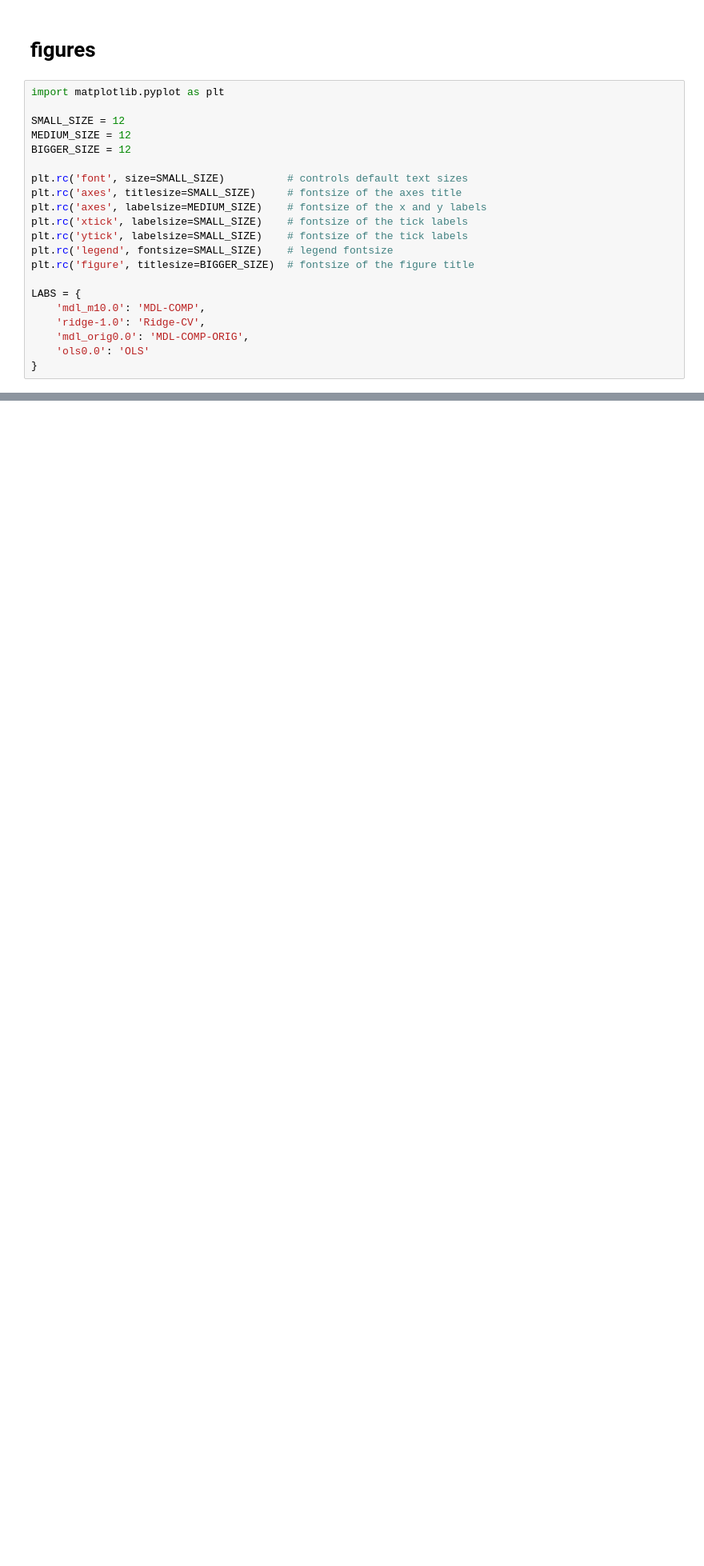
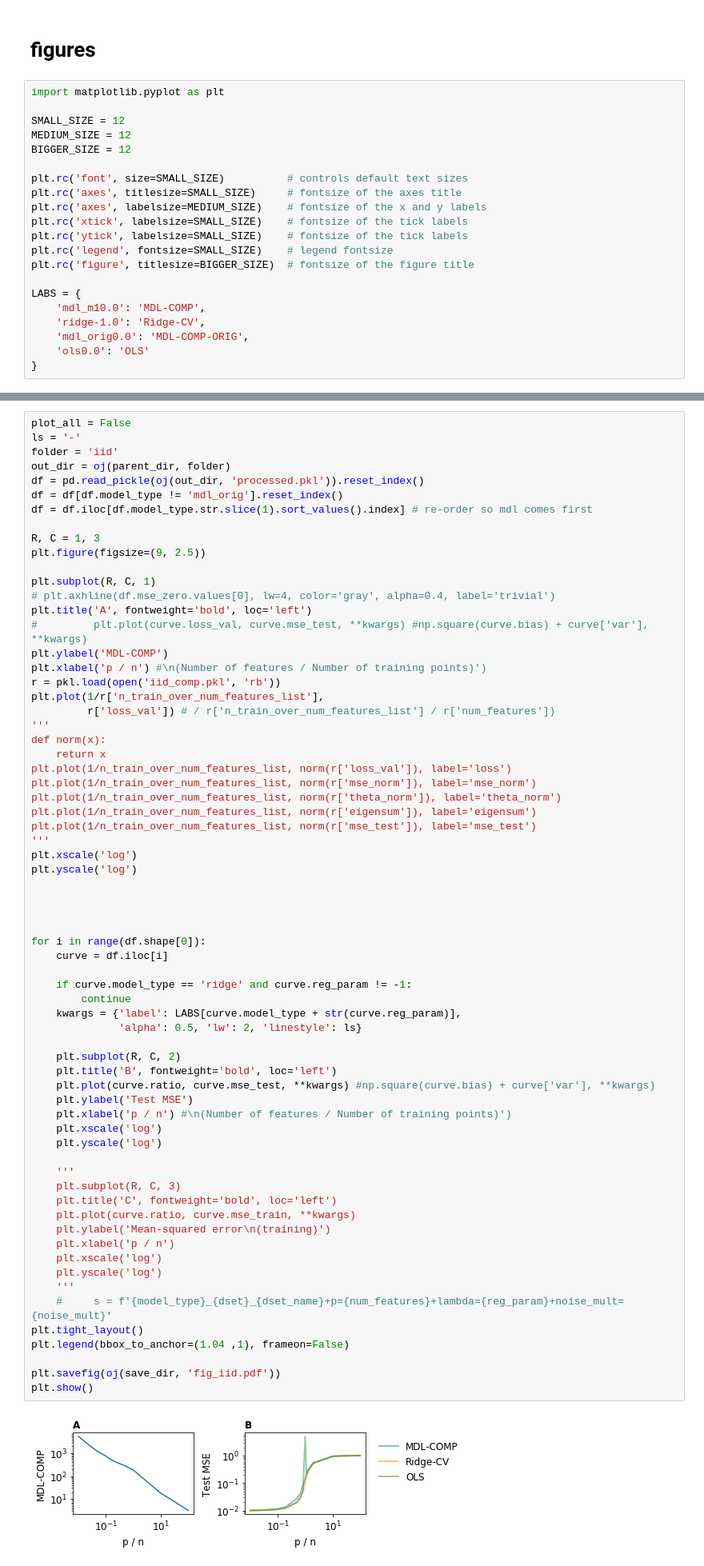
Before and after one commit to csinva/mdl-complexity, a Jupyter notebook: analyze_sweeps_sim.ipynb, the cells around one changed output, grey strips where cells are left out. Shown: that part at 80% size. Saved outputs shown, nothing was run; the diff lists cells and outputs as text; blank space fills up the shorter version.

Commit message:
analyze lambda loss

```diff
--- a/analyze_sweeps_sim.ipynb
+++ b/analyze_sweeps_sim.ipynb
@@ -222 +223,70 @@ LABS = {
+# %%
+plot_all = False
+ls = '-'
+folder = 'iid'
+out_dir = oj(parent_dir, folder)
+df = pd.read_pickle(oj(out_dir, 'processed.pkl')).reset_index()
+df = df[df.model_type != 'mdl_orig'].reset_index()
+df = df.iloc[df.model_type.str.slice(1).sort_values().index] # re-order so mdl comes first
+
+R, C = 1, 3
+plt.figure(figsize=(9, 2.5))
+
+plt.subplot(R, C, 1)
+# plt.axhline(df.mse_zero.values[0], lw=4, color='gray', alpha=0.4, label='trivial')
+plt.title('A', fontweight='bold', loc='left')
+#         plt.plot(curve.loss_val, curve.mse_test, **kwargs) #np.square(curve.bias) + curve['var'], **kwargs)
+plt.ylabel('MDL-COMP')
+plt.xlabel('p / n') #\n(Number of features / Number of training points)')
+r = pkl.load(open('iid_comp.pkl', 'rb'))
+plt.plot(1/r['n_train_over_num_features_list'],
+         r['loss_val']) # / r['n_train_over_num_features_list'] / r['num_features'])
+'''
+def norm(x):
+    return x
+plt.plot(1/n_train_over_num_features_list, norm(r['loss_val']), label='loss')
+plt.plot(1/n_train_over_num_features_list, norm(r['mse_norm']), label='mse_norm')
+plt.plot(1/n_train_over_num_features_list, norm(r['theta_norm']), label='theta_norm')
+plt.plot(1/n_train_over_num_features_list, norm(r['eigensum']), label='eigensum')
+plt.plot(1/n_train_over_num_features_list, norm(r['mse_test']), label='mse_test')
+'''
+plt.xscale('log')
+plt.yscale('log')
+
+
+
+
+for i in range(df.shape[0]):
+    curve = df.iloc[i]
+
+    if curve.model_type == 'ridge' and curve.reg_param != -1:
+        continue
+    kwargs = {'label': LABS[curve.model_type + str(curve.reg_param)],
+              'alpha': 0.5, 'lw': 2, 'linestyle': ls}
+
+    plt.subplot(R, C, 2)
+    plt.title('B', fontweight='bold', loc='left')
+    plt.plot(curve.ratio, curve.mse_test, **kwargs) #np.square(curve.bias) + curve['var'], **kwargs)
+    plt.ylabel('Test MSE')
+    plt.xlabel('p / n') #\n(Number of features / Number of training points)')
+    plt.xscale('log')
+    plt.yscale('log')
+
+    '''
+    plt.subplot(R, C, 3)
+    plt.title('C', fontweight='bold', loc='left')
+    plt.plot(curve.ratio, curve.mse_train, **kwargs)
+    plt.ylabel('Mean-squared error\n(training)')
+    plt.xlabel('p / n')
+    plt.xscale('log')
+    plt.yscale('log')
+    '''
+    #     s = f'{model_type}_{dset}_{dset_name}+p={num_features}+lambda={reg_param}+noise_mult={noise_mult}'
+plt.tight_layout()
+plt.legend(bbox_to_anchor=(1.04 ,1), frameon=False)
+
+plt.savefig(oj(save_dir, 'fig_iid.pdf'))
+plt.show()
+# %% [output]
+[figure, added]
 # %% [markdown]
```
Also changed, not shown: parts of 5 cells of this notebook, 6 other files.
